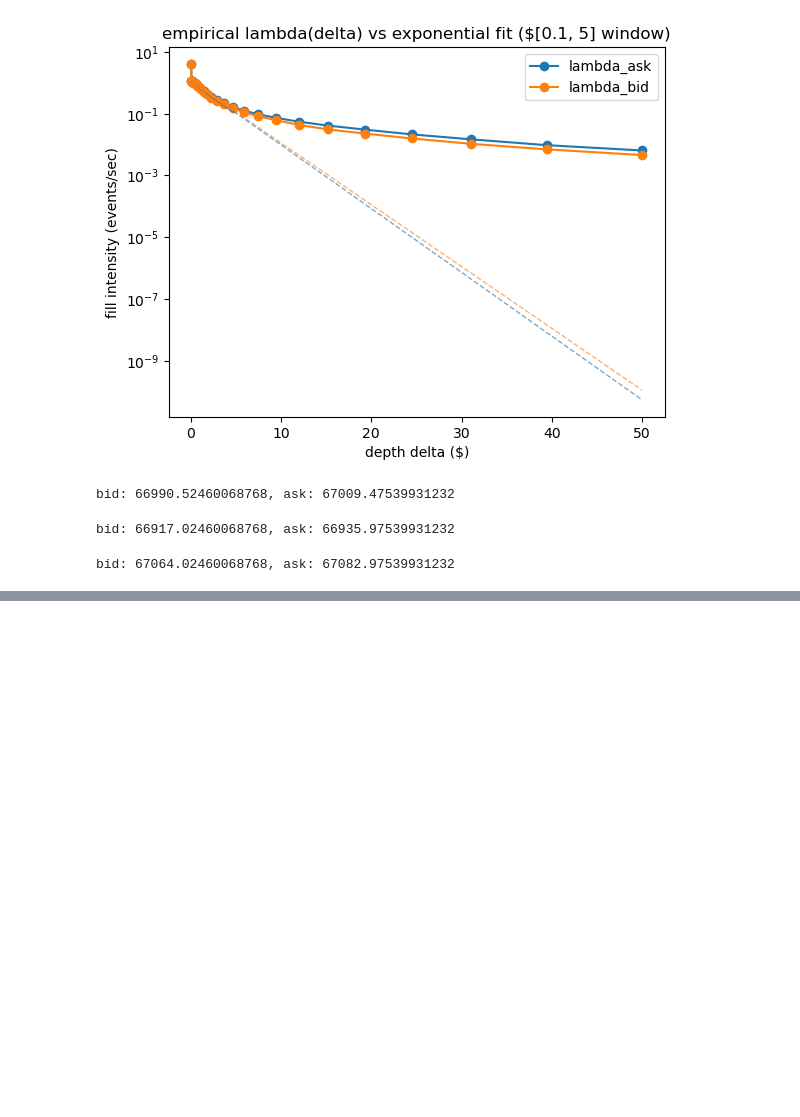
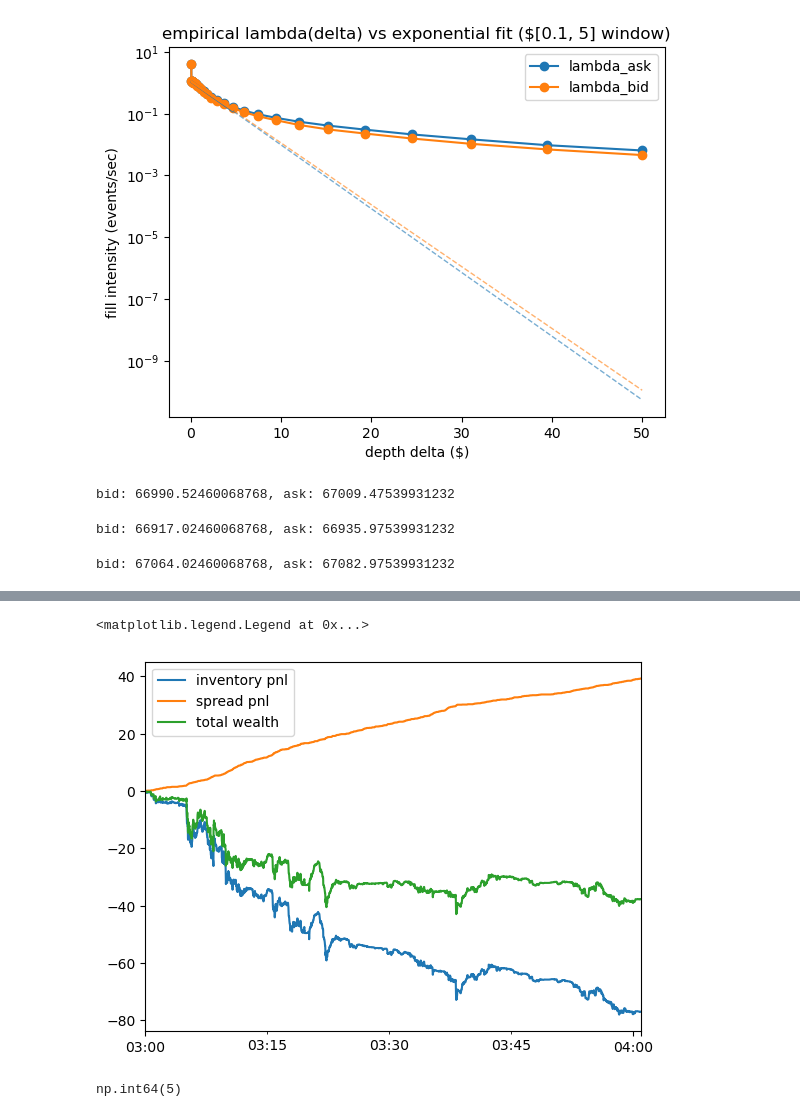
Before and after one commit to akshathp0/avellaneda-stoikov, a Jupyter notebook: validate_data.ipynb, the cells around one changed output, grey strips where cells are left out. Cells and saved outputs as stored; diff of their text form; code cells hidden in the pictures; blank space fills up the shorter version.

```diff
--- a/validate_data.ipynb
+++ b/validate_data.ipynb
@@ -310,0 +367,15 @@ bid: 67064.02460068768, ask: 67082.97539931232
+# %%
+inv_pnl = (results['q'].shift() * results['mid'].diff()).cumsum() # compute inventory riding market movement
+spread_pnl = (results['wealth'] - results['wealth'].iloc[0]) - inv_pnl # cash flow
+
+inv_pnl.plot(label = 'inventory pnl')
+spread_pnl.plot(label = 'spread pnl')
+results['wealth'].plot(label = 'total wealth')
+plt.legend()
+# %% [output]
+<matplotlib.legend.Legend at 0x...>
+[figure, added]
+# %%
+(results['bid_filled'] & results['ask_filled']).sum()
+# %% [output]
+np.int64(5)
```
Also changed, not shown: parts of 13 cells of this notebook, 4 other files.
